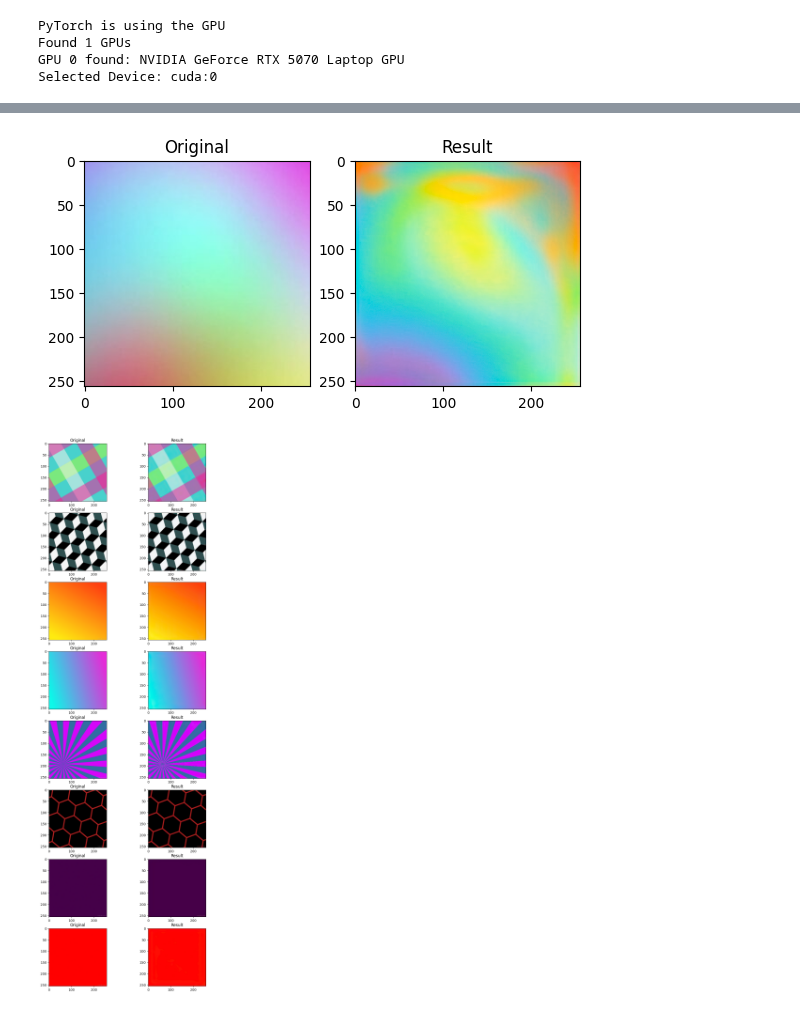
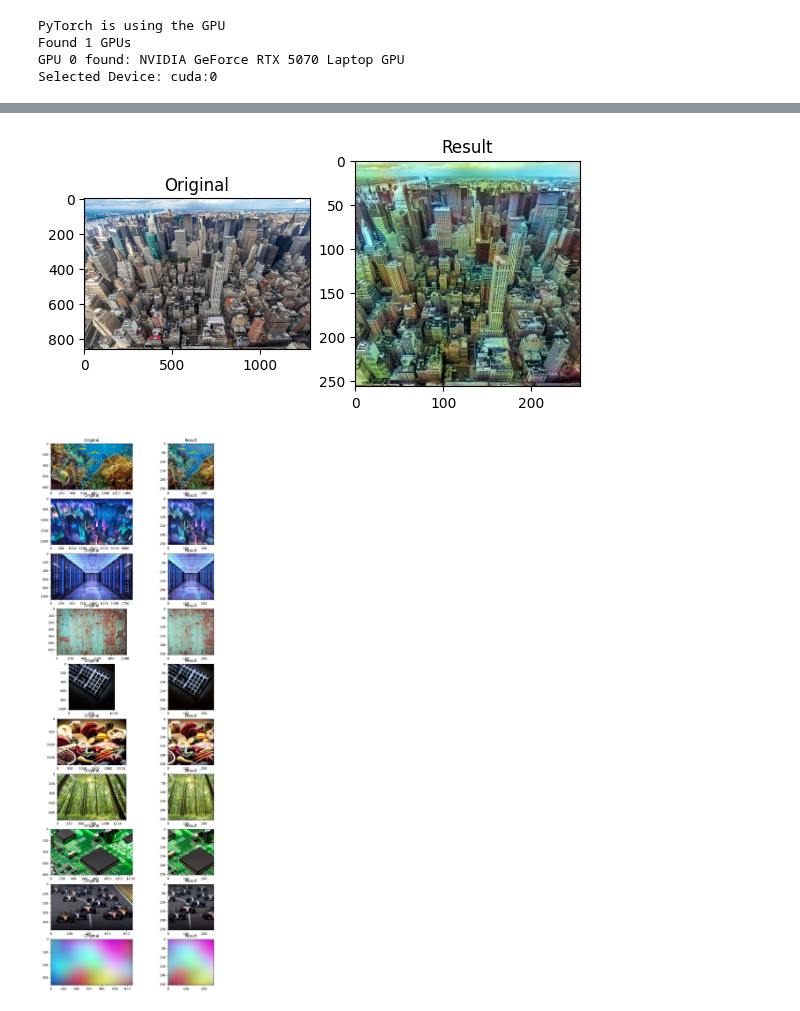
Before and after one commit to nkminion/Prism, a Jupyter notebook: Model.ipynb, the cells around one changed output, grey strips where cells are left out. Drawn from its saved outputs; the diff is of its cells as text; code cells hidden in the pictures.

```diff
--- a/Model.ipynb
+++ b/Model.ipynb
@@ -28,7 +28,7 @@ Found 1 GPUs
 GPU 0 found: NVIDIA GeForce RTX 5070 Laptop GPU
 Selected Device: cuda:0
 # %%
-InputImg = cv2.imread('Test.png')
+InputImg = cv2.imread('Test.jpg')
 LABImg = cv2.cvtColor(InputImg,cv2.COLOR_RGB2LAB)
 
 plt.figure(figsize=(10,10))
@@ -229,8 +229,22 @@ for i in range(8):
 # %%
 model.eval()
 with torch.no_grad():
-	TestImg = cv2.imread('Test.png')
-	TestLab = cv2.cvtColor(TestImg,cv2.COLOR_BGR2LAB)
+	TestImg = cv2.imread('Test.jpg')
+
+	h,w = TestImg.shape[:2]
+	if h<w:
+		nw = int(w*(256/h))
+		nh = 256
+	else:
+		nw = 256
+		nh = int(h*(256/w))
+
+	ResizedImg = cv2.resize(TestImg,(nw,nh),interpolation=cv2.INTER_AREA)
+	StartX = (nw-256)//2
+	StartY = (nh-256)//2
+	CroppedImg = ResizedImg[StartY:StartY+256,StartX:StartX+256]
+
+	TestLab = cv2.cvtColor(CroppedImg,cv2.COLOR_BGR2LAB)
 	TestInp = (torch.from_numpy(TestLab[:,:,0:1]).float()/255.0).permute(2,0,1).unsqueeze(0).to(device)
 	TestOut = model(TestInp)
 	TestResRaw = torch.concat((TestInp,TestOut),dim=1).squeeze(0).permute(1,2,0).cpu().detach().numpy()
@@ -244,26 +258,40 @@ with torch.no_grad():
 	plt.title('Result')
 	plt.imshow(cv2.cvtColor(TestResNorm,cv2.COLOR_LAB2RGB))
 # %% [output]
-[figure, old version]
+[figure, new version]
 # %%
 plt.figure(figsize=(10,30))
 with torch.no_grad():
 	for ImgId,ImgName in enumerate(os.listdir(ImgDirName)):
 		ImgPath = os.path.join(ImgDirName,ImgName)
 		if os.path.isfile(ImgPath):
 			TestImg = cv2.imread(ImgPath)
-			TestLab = cv2.cvtColor(TestImg,cv2.COLOR_BGR2LAB)
+
+			h,w = TestImg.shape[:2]
+			if h<w:
+				nw = int(w*(256/h))
+				nh = 256
+			else:
+				nw = 256
+				nh = int(h*(256/w))
+
+			ResizedImg = cv2.resize(TestImg,(nw,nh),interpolation=cv2.INTER_AREA)
+			StartX = (nw-256)//2
+			StartY = (nh-256)//2
+			CroppedImg = ResizedImg[StartY:StartY+256,StartX:StartX+256]
+
+			TestLab = cv2.cvtColor(CroppedImg,cv2.COLOR_BGR2LAB)
 			TestInp = (torch.from_numpy(TestLab[:,:,0:1]).float()/255.0).permute(2,0,1).unsqueeze(0).to(device)
 			TestOut = model(TestInp)
 			TestResRaw = torch.concat((TestInp,TestOut),dim=1).squeeze(0).permute(1,2,0).cpu().detach().numpy()
 			TestResNorm = np.clip((TestResRaw*255.0),0,255).astype(np.uint8)
 
-			plt.subplot(8,2,(2*ImgId+1))
+			plt.subplot(10,2,(2*ImgId+1))
 			plt.title('Original')
 			plt.imshow(cv2.cvtColor(TestImg,cv2.COLOR_BGR2RGB))
 
-			plt.subplot(8,2,(2*ImgId+2))
+			plt.subplot(10,2,(2*ImgId+2))
 			plt.title('Result')
 			plt.imshow(cv2.cvtColor(TestResNorm,cv2.COLOR_LAB2RGB))
 # %% [output]
-[figure, old version]
+[figure, new version]
```
Also changed, not shown: parts of 3 cells of this notebook, 1 other file.
